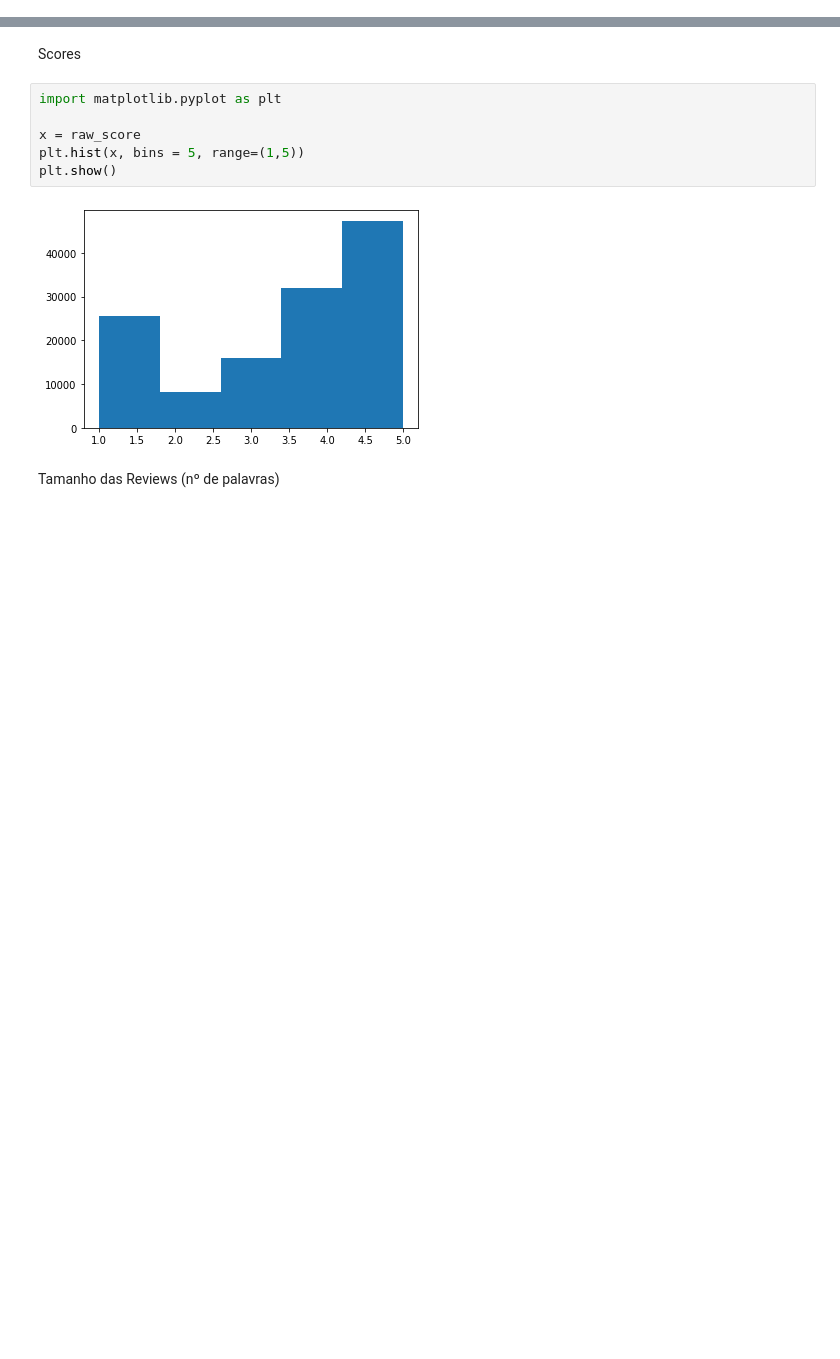
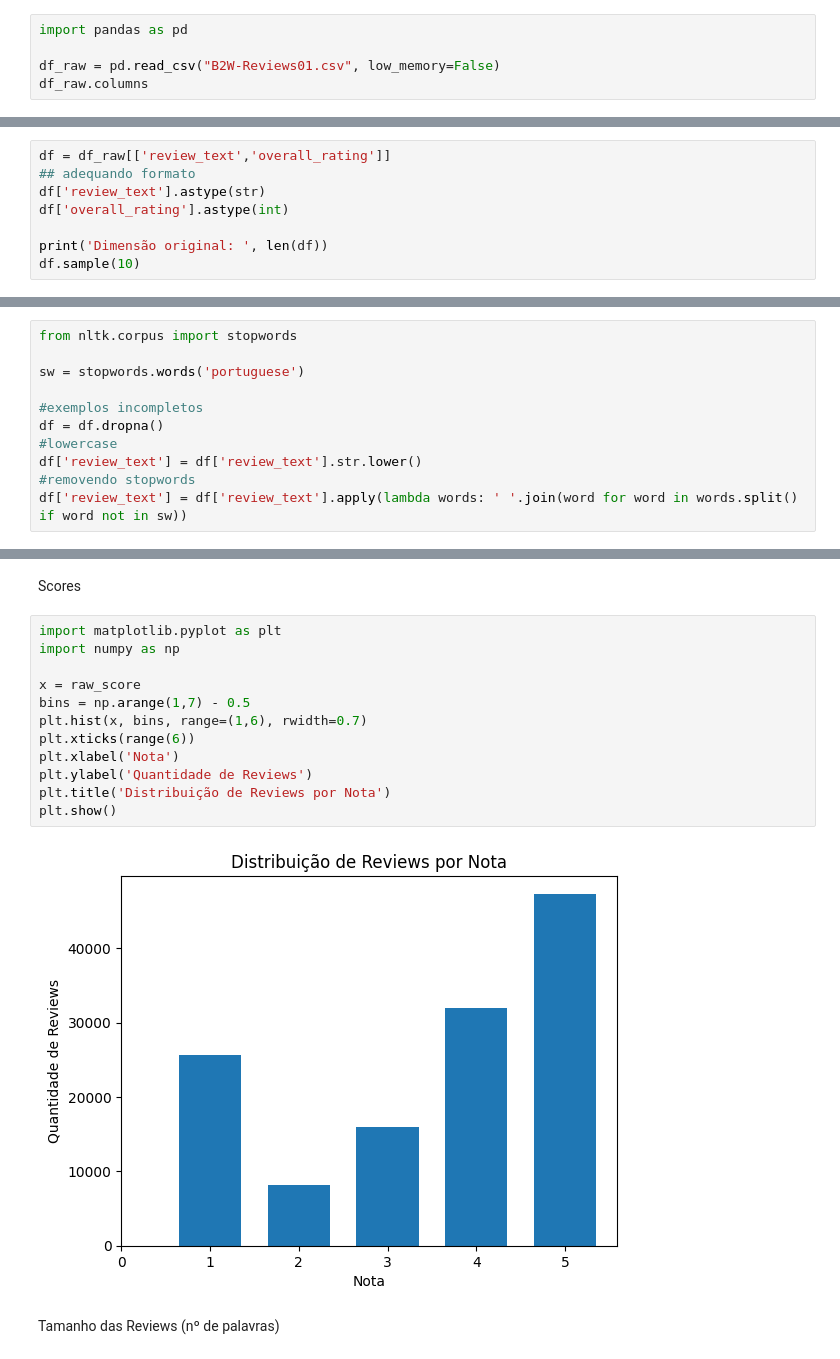
Before and after one commit to DebeckGZN/review_classification, a Jupyter notebook: B2W_review_classification.ipynb, the cells around one changed output, grey strips where cells are left out. Drawn from its saved outputs; the diff is of its cells as text; blank space fills up the shorter version.

```diff
--- a/B2W_review_classification.ipynb
+++ b/B2W_review_classification.ipynb
@@ -17,0 +7,5 @@ print(headers)
+# %%
+import pandas as pd
+
+df_raw = pd.read_csv("B2W-Reviews01.csv", low_memory=False)
+df_raw.columns
@@ -19,0 +21,8 @@ Selecionando apenas as Colunas de Interesse (Texto da Review e Nota)
+# %%
+df = df_raw[['review_text','overall_rating']]
+## adequando formato
+df['review_text'].astype(str)
+df['overall_rating'].astype(int)
+
+print('Dimensão original: ', len(df))
+df.sample(10)
@@ -19,0 +54,11 @@ Selecionando apenas as Colunas de Interesse (Texto da Review e Nota)
+# %%
+from nltk.corpus import stopwords
+
+sw = stopwords.words('portuguese')
+
+#exemplos incompletos
+df = df.dropna()
+#lowercase
+df['review_text'] = df['review_text'].str.lower()
+#removendo stopwords
+df['review_text'] = df['review_text'].apply(lambda words: ' '.join(word for word in words.split() if word not in sw))
@@ -45,12 +87,18 @@ Produto nem minha casa chegou, como vou diZer que recomendo ? 1
 Scores
 # %%
 import matplotlib.pyplot as plt
+import numpy as np
 
 x = raw_score
-plt.hist(x, bins = 5, range=(1,5))
+bins = np.arange(1,7) - 0.5
+plt.hist(x, bins, range=(1,6), rwidth=0.7)
+plt.xticks(range(6))
+plt.xlabel('Nota')
+plt.ylabel('Quantidade de Reviews')
+plt.title('Distribuição de Reviews por Nota')
 plt.show()
 # %% [output]
-[figure, old version]
+[figure, new version]
 # %% [markdown]
 Tamanho das Reviews (nº de palavras)
 # %%
```
Also changed, not shown: parts of 33 cells of this notebook.
